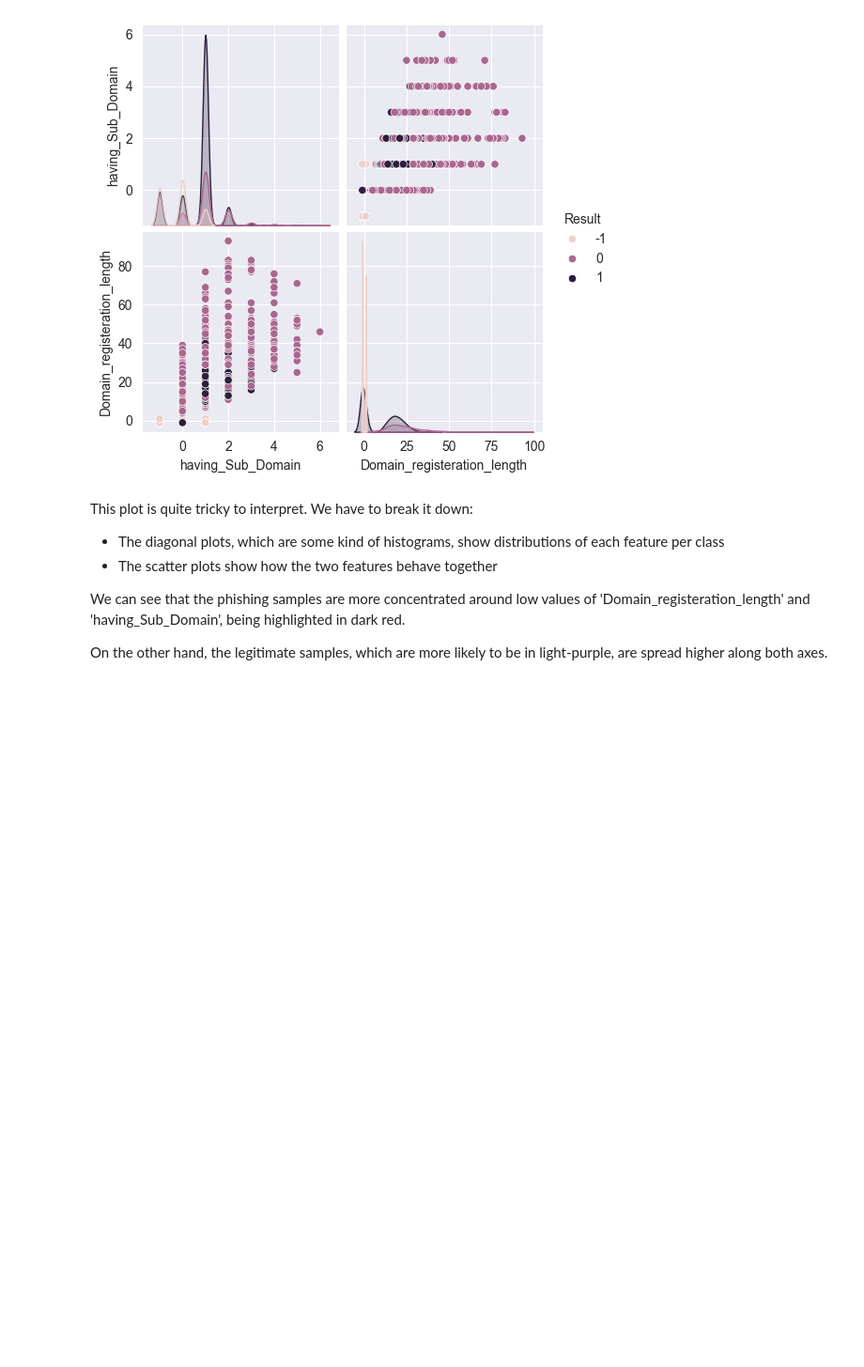
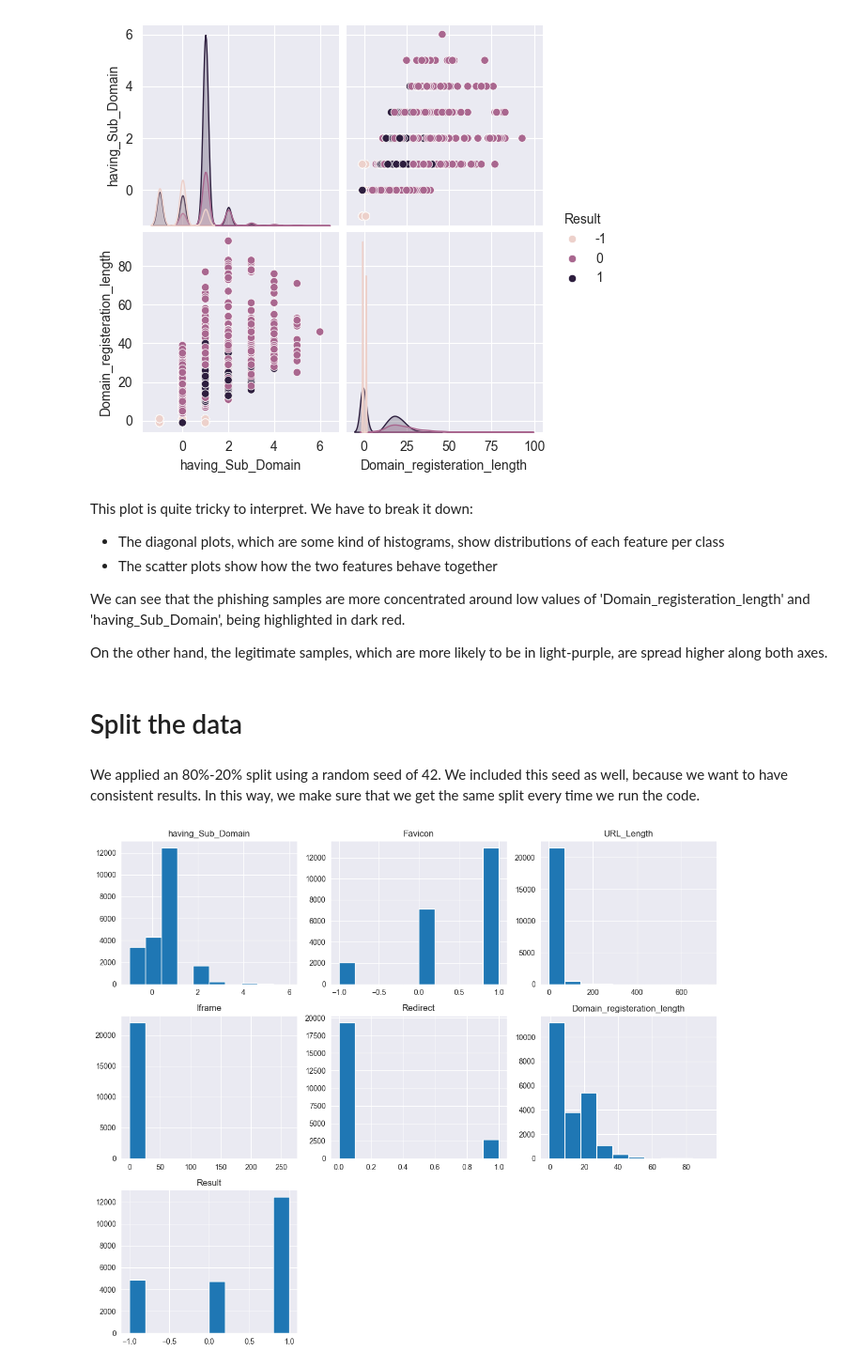
Before and after one commit to gabrielalaa/PhisingDetection, a Jupyter notebook: notebooks/merged_datasets.ipynb, the cells around one changed output. Shown: that part at 94% size. Cells and saved outputs as stored; diff of their text form; code cells hidden in the pictures; blank space fills up the shorter version.

Commit message:
Split, train and evaluate phases

```diff
--- a/notebooks/merged_datasets.ipynb
+++ b/notebooks/merged_datasets.ipynb
@@ -227,3 +227,5 @@ This plot is quite tricky to interpret. We have to break it down:
 We can see that the phishing samples are more concentrated around low values of 'Domain_registeration_length' and 'having_Sub_Domain', being highlighted in dark red.
 
 On the other hand, the legitimate samples, which are more likely to be in light-purple, are spread higher along both axes.
+# %% [markdown]
+# Split the data
@@ -229,0 +239,9 @@ On the other hand, the legitimate samples, which are more likely to be in light-
+# %% [markdown]
+We applied an 80%-20% split using a random seed of 42. We included this seed as well, because we want to have consistent results. In this way, we make sure that we get the same split every time we run the code.
+# %%
+# Plot distributions
+df.hist(figsize=(12, 10))
+plt.tight_layout()
+plt.show()
+# %% [output]
+[figure, added]
```
Also changed, not shown: parts of 8 cells of this notebook.
